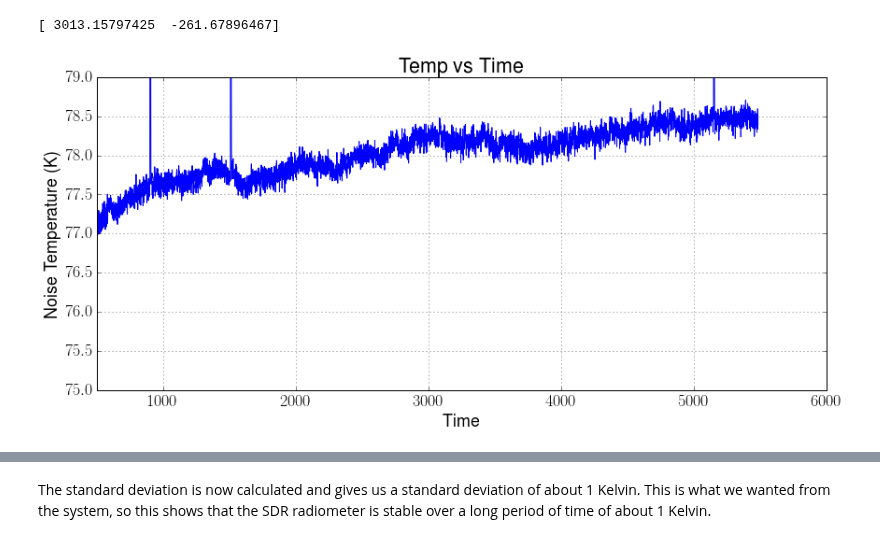
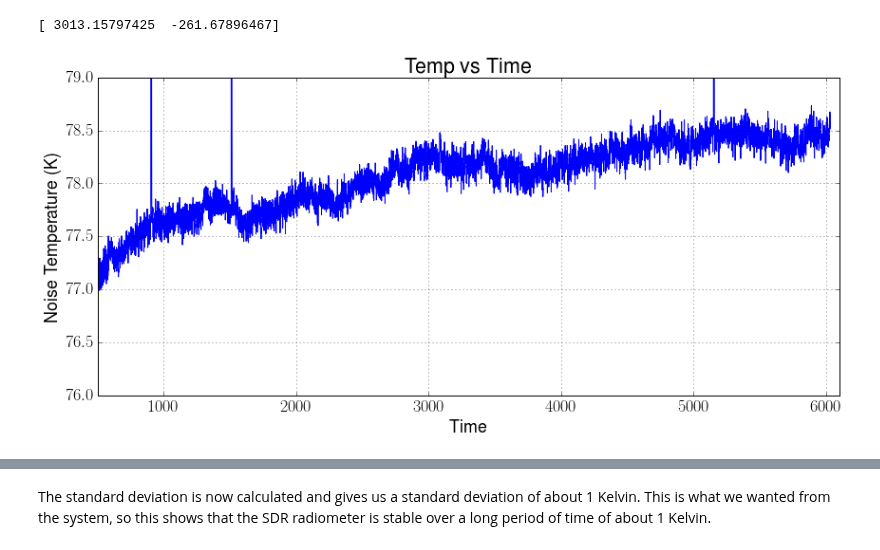
Before and after one commit to matgyver/Radiometer-SDR-Thesis, a Jupyter notebook: Experiments/Exp2/radiometer_experiment_2.ipynb, the cells around one changed output, grey strips where cells are left out. Cells and saved outputs as stored; diff of their text form; code cells hidden in the pictures.

```diff
--- a/Experiments/Exp2/radiometer_experiment_2.ipynb
+++ b/Experiments/Exp2/radiometer_experiment_2.ipynb
@@ -105,7 +105,7 @@ It can be seen in the graph above that we had a few spikes in the data.  In each
 #tstart = 1520;
 #tstop = 5240;
 tstart = 320;
-tstop = 7540;
+tstop = 8340;
 timeduration = (tstop-tstart)/60
 print timeduration
 # %% [output]
@@ -222,15 +222,15 @@ g = f*z[0]+z[1]
 # %%
 fig = plt.figure(figsize=(14,6), dpi=300)
 plot(y,g)
 xlabel('Time')
 ylabel('Noise Temperature (K)')
 title('Temp vs Time')
 grid(True)
-axis([500, 6000, 75, 79])
+axis([500, 6100, 76, 79])
 fig.savefig("sdr_calibrated_zoom.pdf", dpi=300)
 fig.savefig("sdr_calibrated_zoom.png", dpi=300)
 # %% [output]
-[figure, old version]
+[figure, new version]
 # %%
 a = numpy.std(g)
 print a
```
Also changed, not shown: parts of 9 cells of this notebook, 13 other files.
